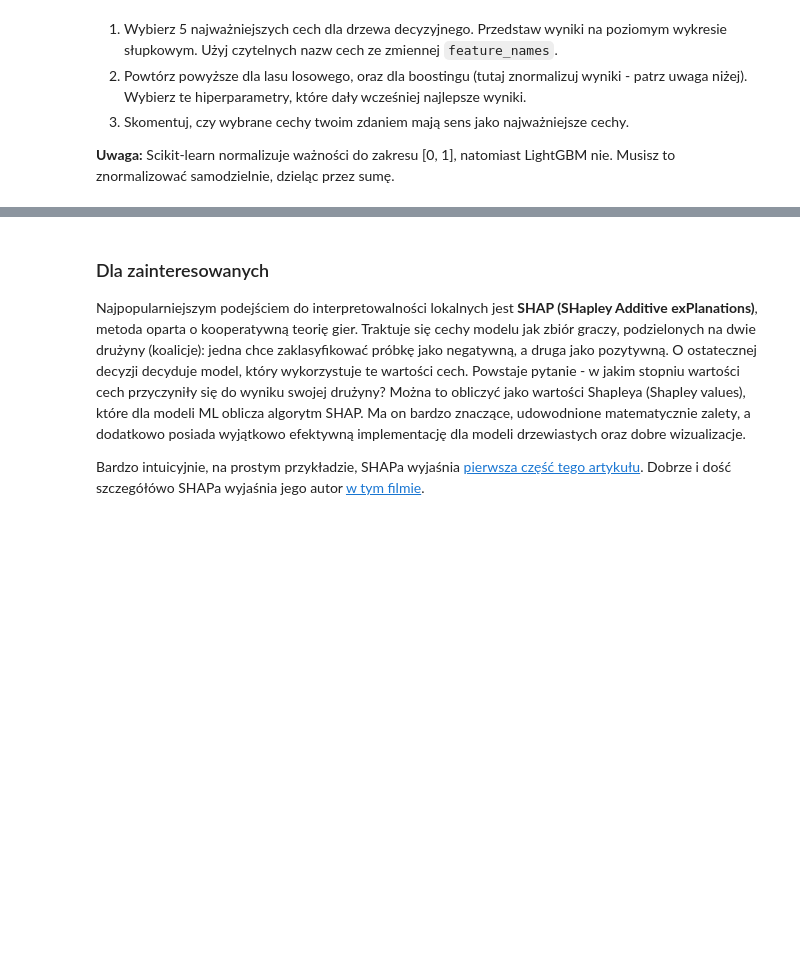
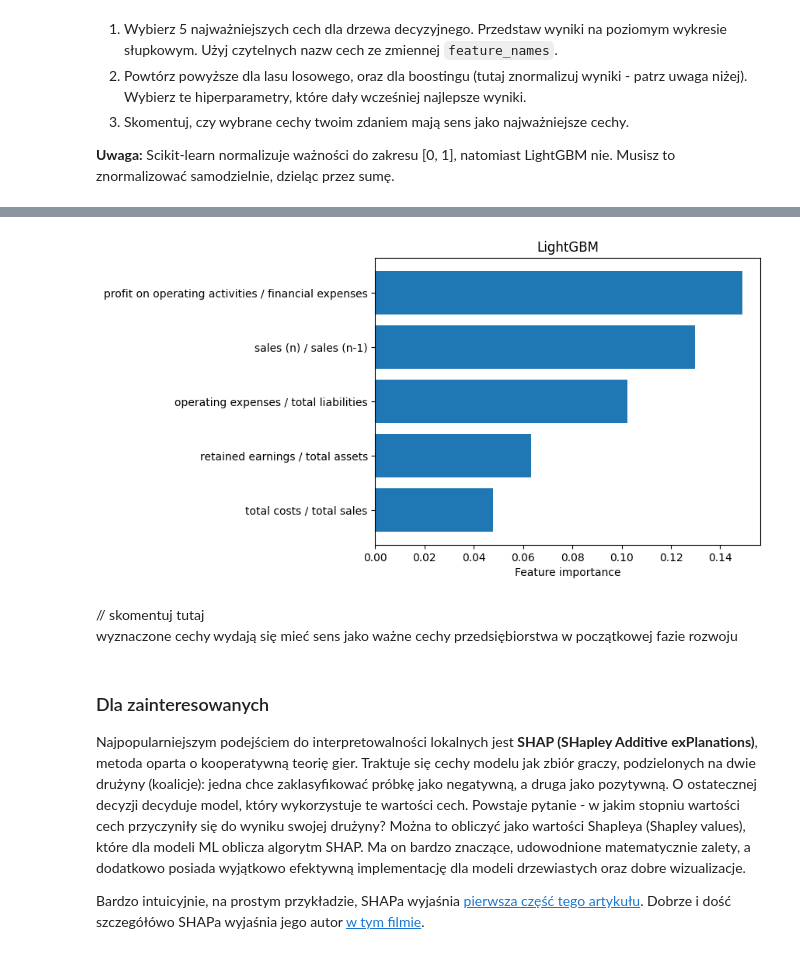
Before and after one commit to mpodmokly/sztuczna-inteligencja, a Jupyter notebook: lab2/lab_2.ipynb, the cells around one changed output, grey strips where cells are left out. Cells and saved outputs as stored; diff of their text form; code cells hidden in the pictures; blank space fills up the shorter version.

```diff
--- a/lab2/lab_2.ipynb
+++ b/lab2/lab_2.ipynb
@@ -470,3 +707,16 @@ Ze względu na powyższe, ważności cech normalizuje się często do zakresu [0
+# %%
+features_boosting = np.argsort(clf_boosting.feature_importances_)[-5:]
+
+importances_val = clf_boosting.feature_importances_[features_boosting] / np.sum(clf_boosting.feature_importances_)
+plt.barh(np.array(feature_names)[features_boosting], importances_val)
+plt.xlabel("Feature importance")
+plt.title("LightGBM")
+plt.show()
+# %% [output]
+[figure, added]
+# %% [markdown]
+// skomentuj tutaj<br>
+wyznaczone cechy wydają się mieć sens jako ważne cechy przedsiębiorstwa w początkowej fazie rozwoju
 # %% [markdown]
 ### Dla zainteresowanych
 
```
Also changed, not shown: parts of 42 cells of this notebook.
